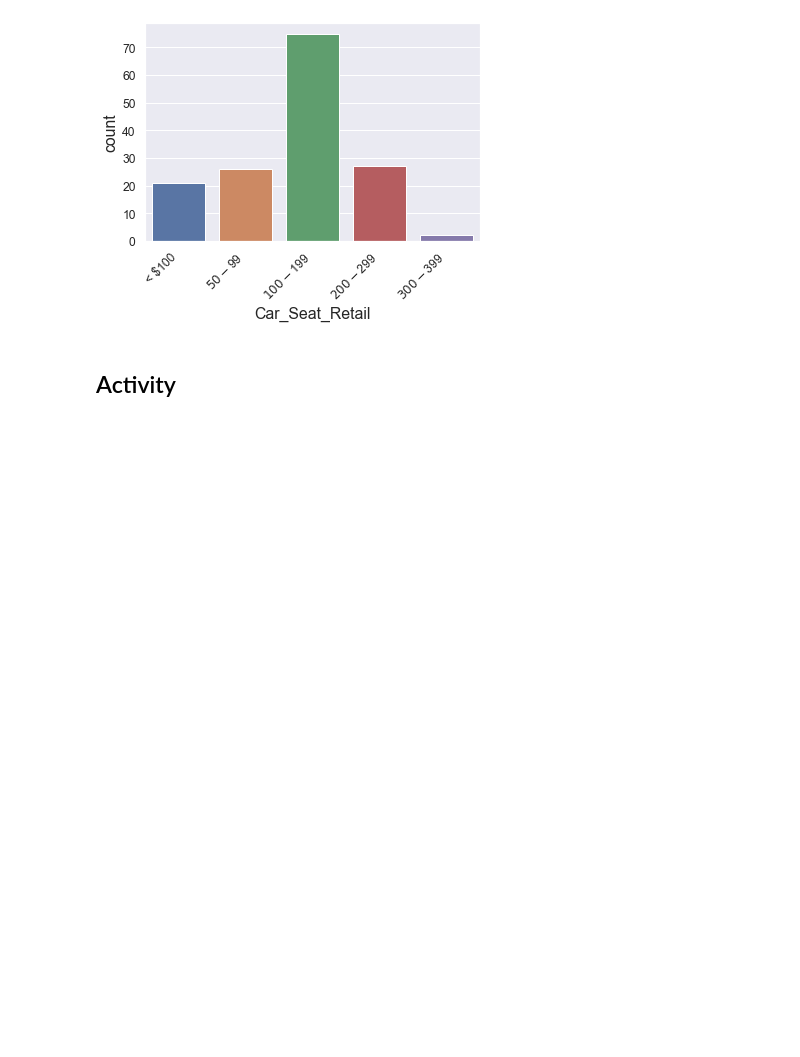
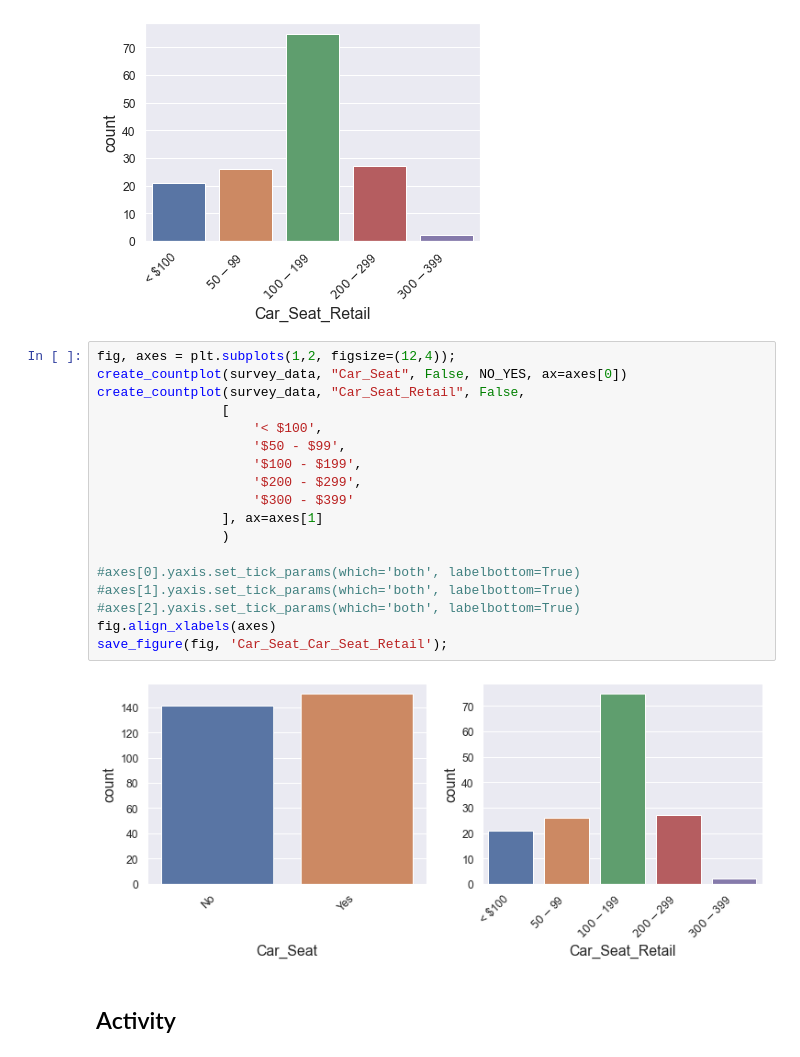
Before and after one commit to markhary/emba912_survey, a Jupyter notebook: ruby.ipynb, the cells around one changed output. Saved outputs shown, nothing was run; the diff lists cells and outputs as text; blank space fills up the shorter version.

```diff
--- a/ruby.ipynb
+++ b/ruby.ipynb
@@ -360,6 +372,26 @@ create_countplot(survey_data, "Car_Seat_Retail", True,
 # %% [output]
 [figure]
 [figure]
+# %%
+fig, axes = plt.subplots(1,2, figsize=(12,4));
+create_countplot(survey_data, "Car_Seat", False, NO_YES, ax=axes[0])
+create_countplot(survey_data, "Car_Seat_Retail", False,
+                [
+                    '< $100',
+                    '$50 - $99',
+                    '$100 - $199',
+                    '$200 - $299',
+                    '$300 - $399'
+                ], ax=axes[1]
+                )
+
+#axes[0].yaxis.set_tick_params(which='both', labelbottom=True)
+#axes[1].yaxis.set_tick_params(which='both', labelbottom=True)
+#axes[2].yaxis.set_tick_params(which='both', labelbottom=True)
+fig.align_xlabels(axes)
+save_figure(fig, 'Car_Seat_Car_Seat_Retail');
+# %% [output]
+[figure, added]
 # %% [markdown]
 ## Activity
 # %%
```
Also changed, not shown: parts of 6 cells of this notebook, 4 other files.
